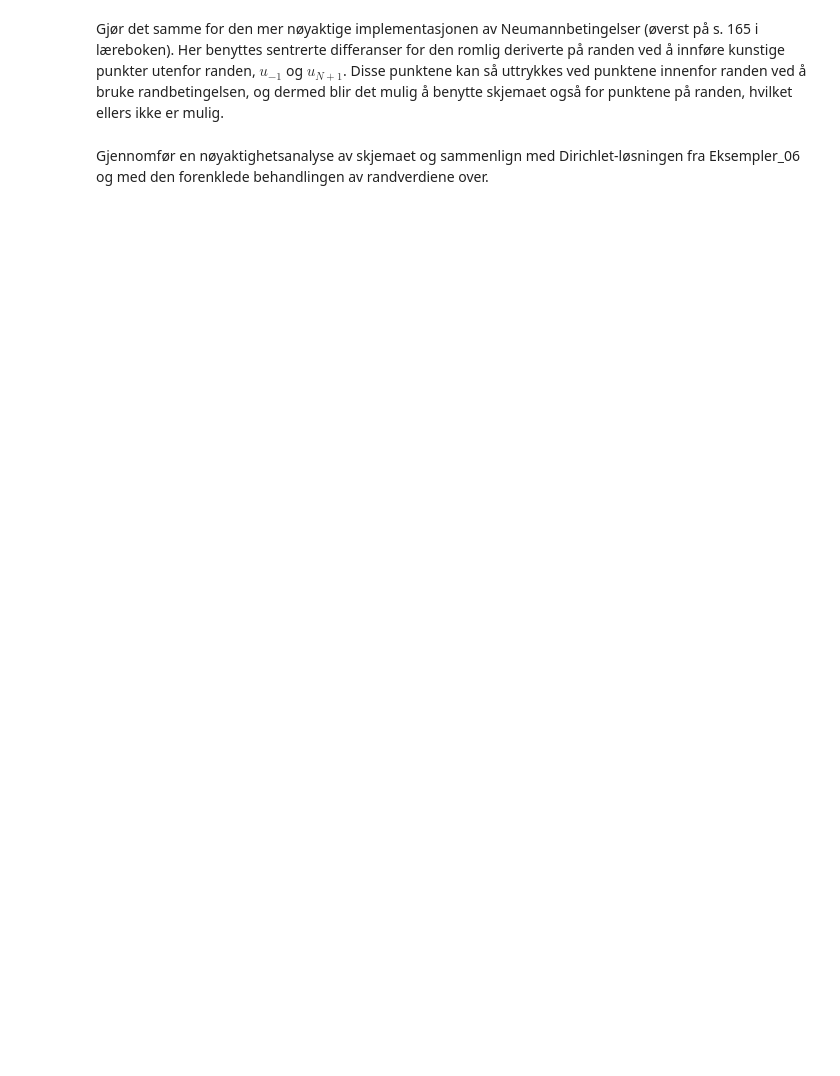
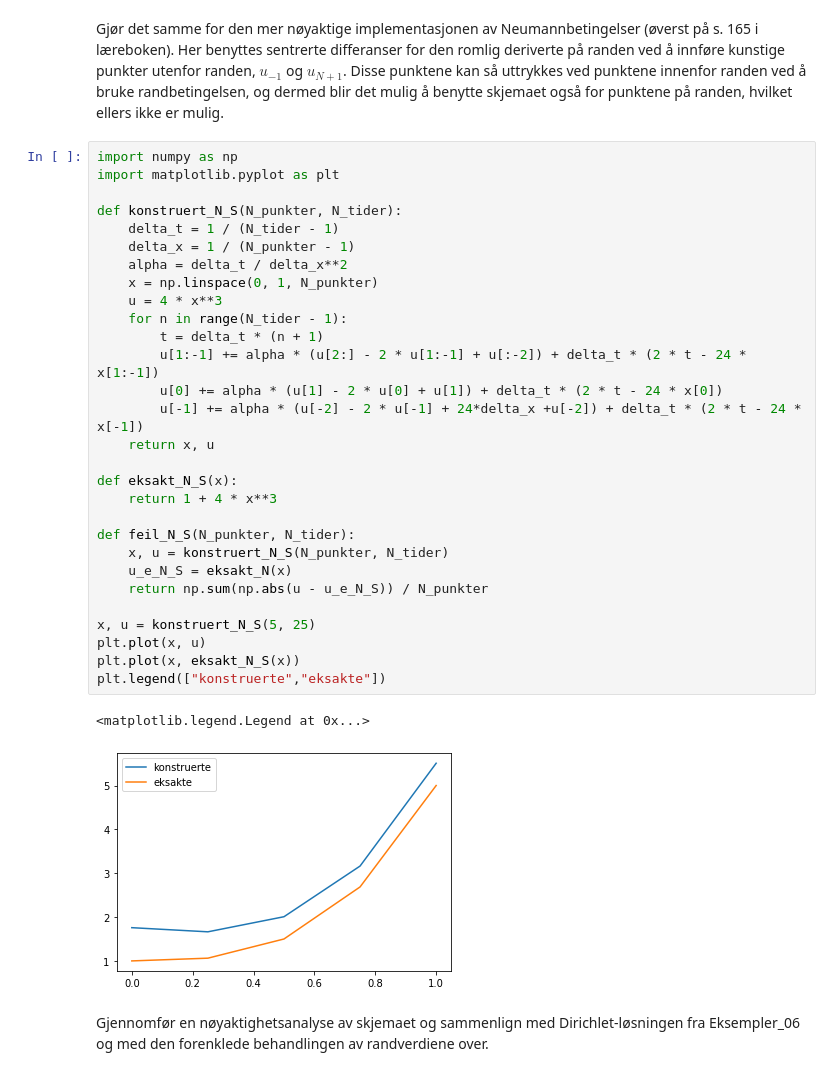
Before and after one commit to bako1/IMT3881, a Jupyter notebook: 06_pde_2d/Arbeidskrav_06.ipynb, the cells around one changed output. Drawn from its saved outputs; the diff is of its cells as text; blank space fills up the shorter version.

```diff
--- a/06_pde_2d/Arbeidskrav_06.ipynb
+++ b/06_pde_2d/Arbeidskrav_06.ipynb
@@ -9,4 +106,36 @@ Gjennomfør en nøyaktighetsanalyse av skjemaet (som i Eksempler_06) og sammenli
 # %% [markdown]
 Gjør det samme for den mer nøyaktige implementasjonen av Neumannbetingelser (øverst på s. 165 i læreboken). Her benyttes sentrerte differanser for den romlig deriverte på randen ved å innføre kunstige punkter utenfor randen, $u_{-1}$ og $u_{N+1}$. Disse punktene kan så uttrykkes ved punktene innenfor randen ved å bruke randbetingelsen, og dermed blir det mulig å benytte skjemaet også for punktene på randen, hvilket ellers ikke er mulig.
+# %%
+import numpy as np
+import matplotlib.pyplot as plt
+
+def konstruert_N_S(N_punkter, N_tider):
+    delta_t = 1 / (N_tider - 1)
+    delta_x = 1 / (N_punkter - 1)
+    alpha = delta_t / delta_x**2
+    x = np.linspace(0, 1, N_punkter)
+    u = 4 * x**3
+    for n in range(N_tider - 1):
+        t = delta_t * (n + 1)
+        u[1:-1] += alpha * (u[2:] - 2 * u[1:-1] + u[:-2]) + delta_t * (2 * t - 24 * x[1:-1])
+        u[0] += alpha * (u[1] - 2 * u[0] + u[1]) + delta_t * (2 * t - 24 * x[0])
+        u[-1] += alpha * (u[-2] - 2 * u[-1] + 24*delta_x +u[-2]) + delta_t * (2 * t - 24 * x[-1])
+    return x, u
+
+def eksakt_N_S(x):
+    return 1 + 4 * x**3
+
+def feil_N_S(N_punkter, N_tider):
+    x, u = konstruert_N_S(N_punkter, N_tider)
+    u_e_N_S = eksakt_N(x)
+    return np.sum(np.abs(u - u_e_N_S)) / N_punkter
+
+x, u = konstruert_N_S(5, 25)
+plt.plot(x, u)
+plt.plot(x, eksakt_N_S(x))
+plt.legend(["konstruerte","eksakte"])
+# %% [output]
+<matplotlib.legend.Legend at 0x...>
+[figure, added]
 # %% [markdown]
 Gjennomfør en nøyaktighetsanalyse av skjemaet og sammenlign med Dirichlet-løsningen fra Eksempler_06 og med den forenklede behandlingen av randverdiene over.
```
Also changed, not shown: parts of 6 cells of this notebook.
